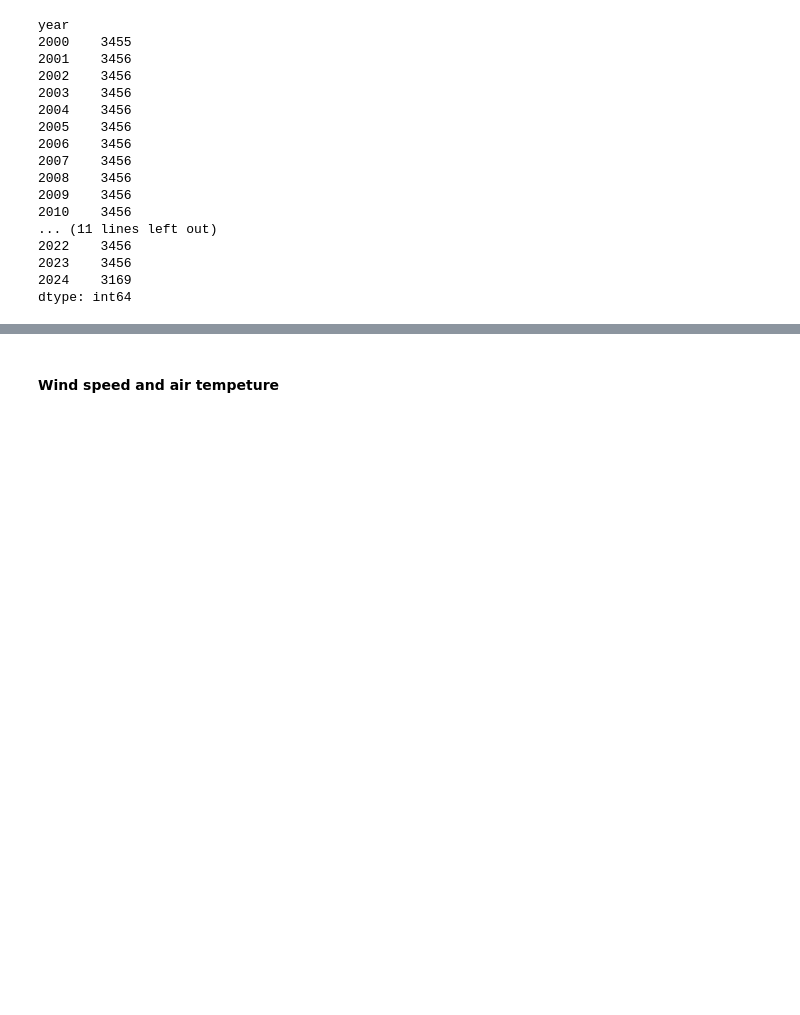
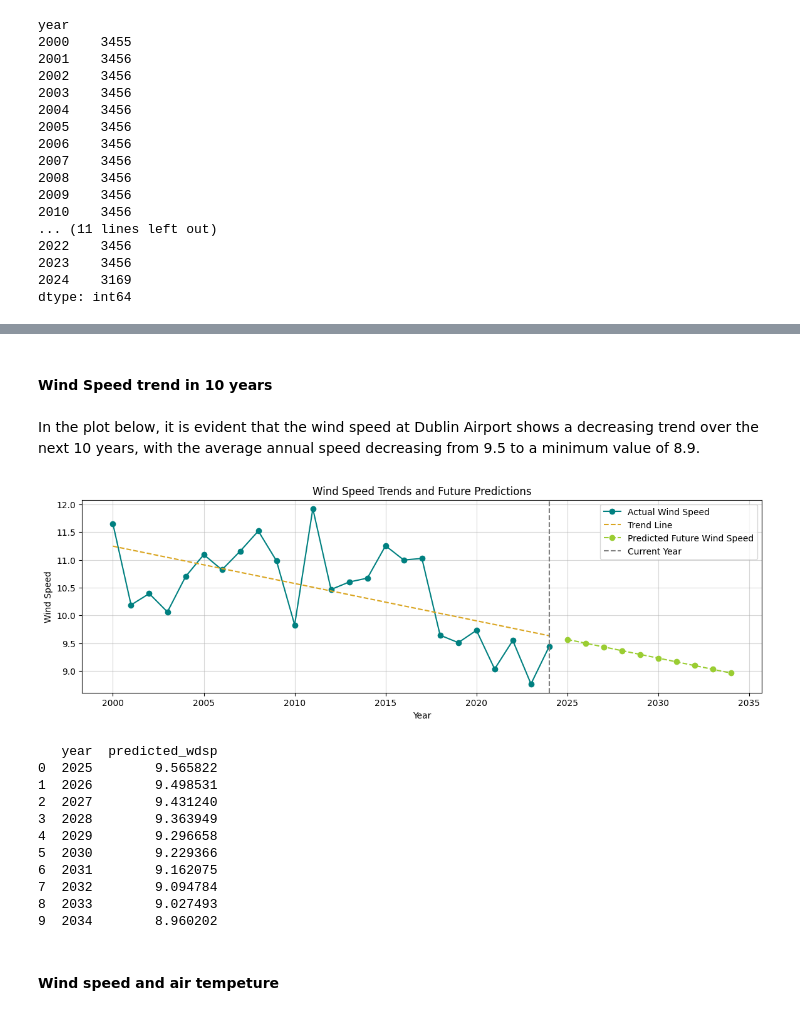
Before and after one commit to Noemidiaz/programming_for_data_analytics, a Jupyter notebook: project/windspeed_DublinAirport.ipynb, the cells around one changed output, grey strips where cells are left out. Drawn from its saved outputs; the diff is of its cells as text; code cells hidden in the pictures; blank space fills up the shorter version.

```diff
--- a/project/windspeed_DublinAirport.ipynb
+++ b/project/windspeed_DublinAirport.ipynb
@@ -170,0 +175,6 @@ plt.show()
+# %%
+# Calculate the mean (average) of wind speed for each year
+annual_wind_speed = data.groupby('year')['wdsp'].mean().reset_index()
+
+# Display the aggregated data
+annual_wind_speed.head()
@@ -171,3 +188,58 @@ plt.show()
+# %% [markdown]
+#### Wind Speed trend in 10 years
+# %% [markdown]
+In the plot below, it is evident that the wind speed at Dublin Airport shows a decreasing trend over the next 10 years, with the average annual speed decreasing from 9.5 to a minimum value of 8.9.
+# %%
+# Prepare the data for regression
+X = annual_wind_speed['year'].values.reshape(-1, 1)  # Independent variable (year)
+y = annual_wind_speed['wdsp'].values               # Dependent variable (wind speed)
+
+# Initialize and train the Linear Regression model
+model = LinearRegression()
+model.fit(X, y)
+
+# Predict for the current data
+predicted_y = model.predict(X)
+
+# Predict for the next 10 years
+future_years = np.arange(X.max() + 1, X.max() + 11).reshape(-1, 1)
+future_predictions = model.predict(future_years)
+
+# Combine future predictions into a DataFrame
+future_data = pd.DataFrame({
+    'year': future_years.flatten(),
+    'predicted_wdsp': future_predictions
+})
+# %%
+# Plot actual vs predicted and future predictions
+plt.figure(figsize=(14, 4))
+plt.plot(annual_wind_speed['year'], annual_wind_speed['wdsp'], label='Actual Wind Speed', color='teal', marker='o')
+plt.plot(annual_wind_speed['year'], predicted_y, label='Trend Line', linestyle='--', color='goldenrod')
+plt.plot(future_data['year'], future_data['predicted_wdsp'], label='Predicted Future Wind Speed', marker='o', linestyle='--', color='yellowgreen')
+
+plt.axvline(annual_wind_speed['year'].max(), color='gray', linestyle='--', label='Current Year')
+plt.xlabel('Year')
+plt.ylabel('Wind Speed')
+plt.title('Wind Speed Trends and Future Predictions')
+plt.legend()
+plt.grid(alpha=0.5)
+plt.show()
+
+# Print future predictions
+print(future_data)
+# %% [output]
+[figure, added]
+   year  predicted_wdsp
+0  2025        9.565822
+1  2026        9.498531
+2  2027        9.431240
+3  2028        9.363949
+4  2029        9.296658
+5  2030        9.229366
+6  2031        9.162075
+7  2032        9.094784
+8  2033        9.027493
+9  2034        8.960202
 # %% [markdown]
 #### Wind speed and air tempeture
 # %%
```
Also changed, not shown: parts of 8 cells of this notebook.
